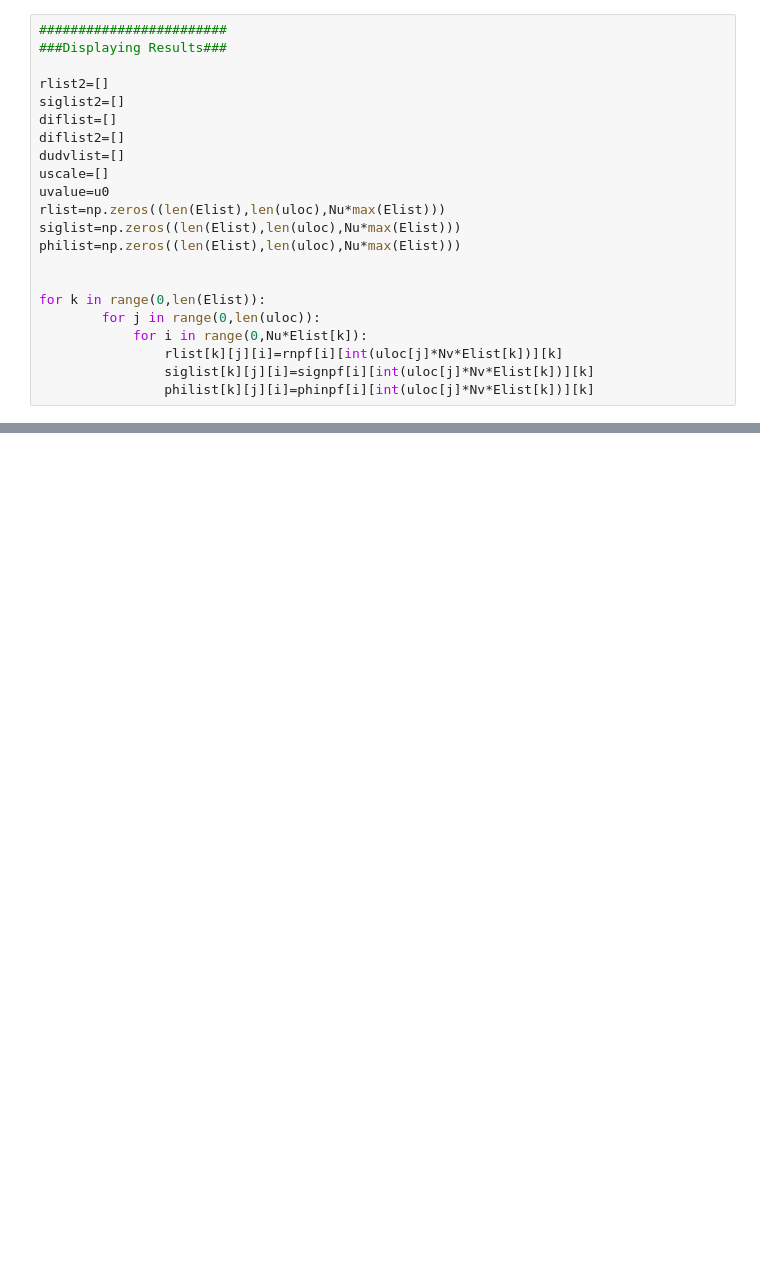
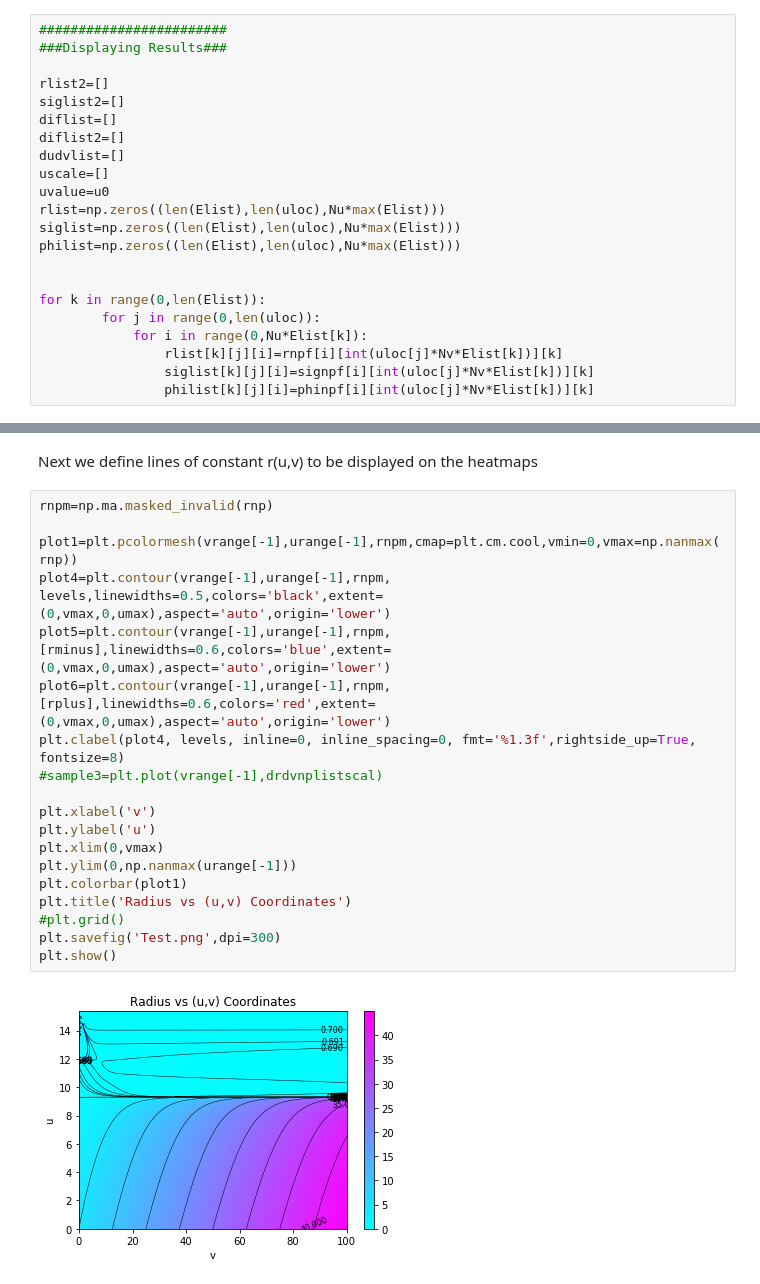
Before and after one commit to bpiotrzkowski/Double-Null-Code, a Jupyter notebook: Double Null Algorithm-ver3.ipynb, the cells around one changed output, grey strips where cells are left out. Saved outputs shown, nothing was run; the diff lists cells and outputs as text; blank space fills up the shorter version.

```diff
--- a/Double Null Algorithm-ver3.ipynb
+++ b/Double Null Algorithm-ver3.ipynb
@@ -416,0 +472,23 @@ for i in range(0,Nu*Elist[-1]):
+# %% [markdown]
+Next we define lines of constant r(u,v) to be displayed on the heatmaps
+# %%
+rnpm=np.ma.masked_invalid(rnp)
+
+plot1=plt.pcolormesh(vrange[-1],urange[-1],rnpm,cmap=plt.cm.cool,vmin=0,vmax=np.nanmax(rnp))
+plot4=plt.contour(vrange[-1],urange[-1],rnpm, levels,linewidths=0.5,colors='black',extent=(0,vmax,0,umax),aspect='auto',origin='lower')
+plot5=plt.contour(vrange[-1],urange[-1],rnpm, [rminus],linewidths=0.6,colors='blue',extent=(0,vmax,0,umax),aspect='auto',origin='lower')
+plot6=plt.contour(vrange[-1],urange[-1],rnpm, [rplus],linewidths=0.6,colors='red',extent=(0,vmax,0,umax),aspect='auto',origin='lower')
+plt.clabel(plot4, levels, inline=0, inline_spacing=0, fmt='%1.3f',rightside_up=True, fontsize=8)
+#sample3=plt.plot(vrange[-1],drdvnplistscal)
+
+plt.xlabel('v')
+plt.ylabel('u')
+plt.xlim(0,vmax)
+plt.ylim(0,np.nanmax(urange[-1]))
+plt.colorbar(plot1)
+plt.title('Radius vs (u,v) Coordinates')
+#plt.grid()
+plt.savefig('Test.png',dpi=300)
+plt.show()
+# %% [output]
+[figure, added]
```
Also changed, not shown: parts of 39 cells of this notebook.
